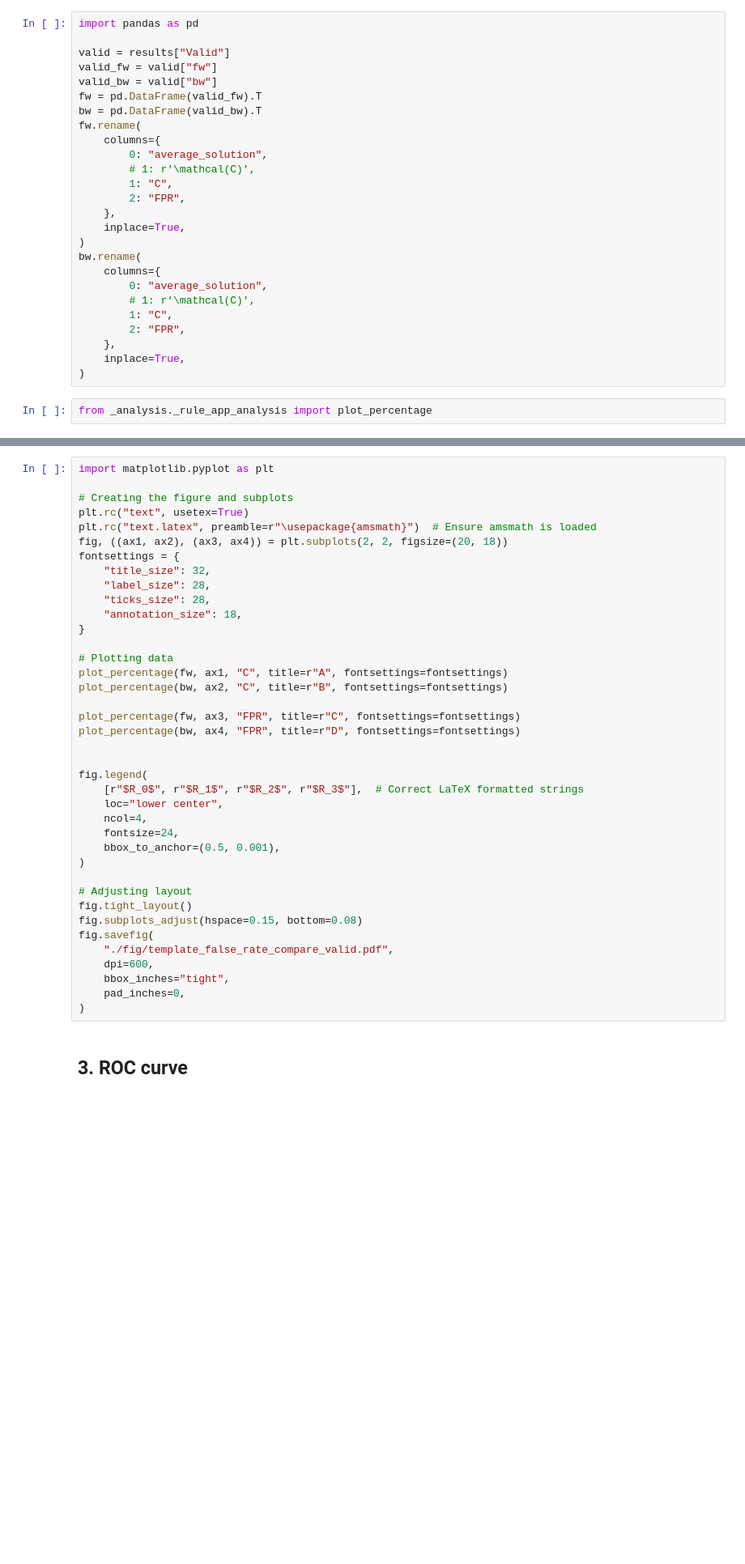
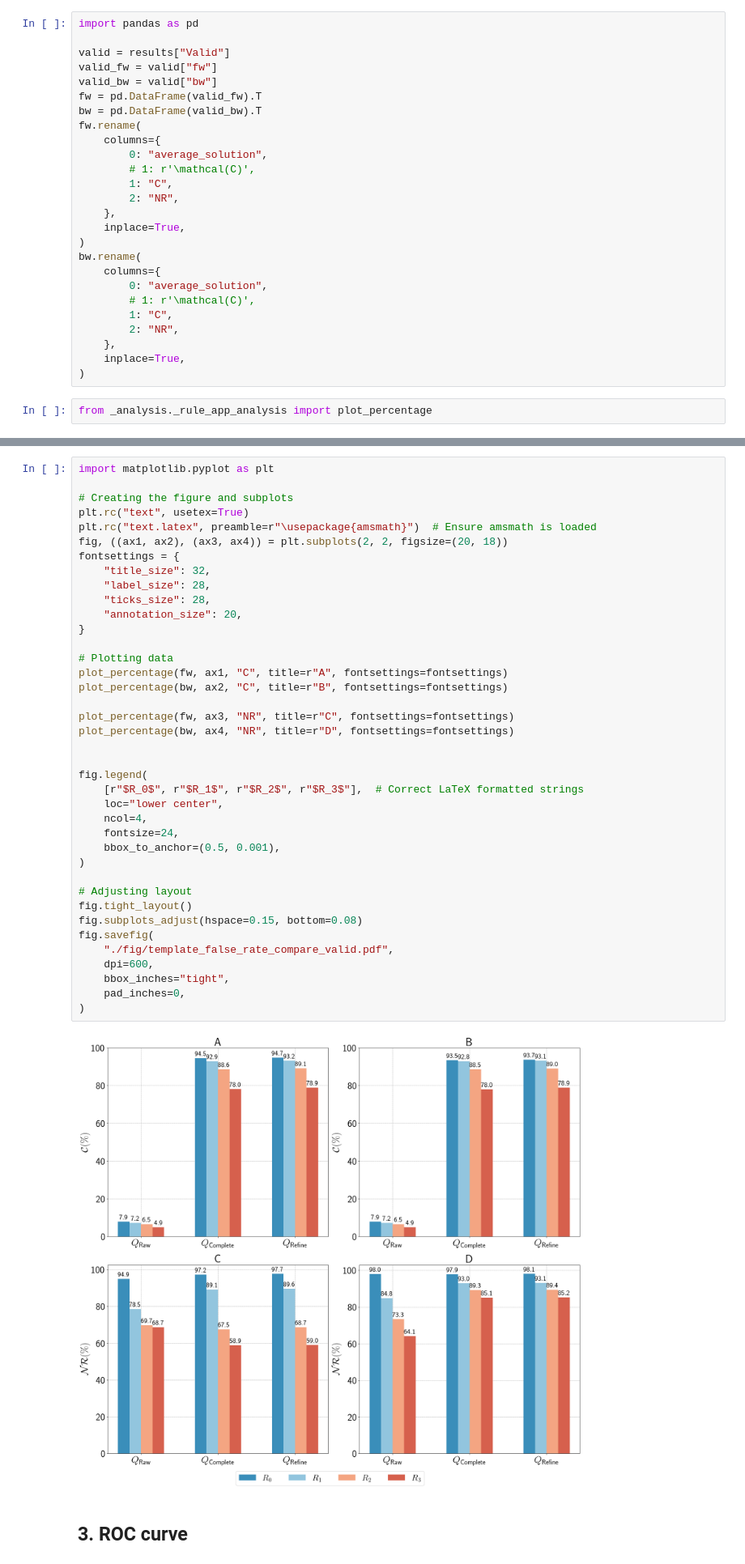
Before and after one commit to TieuLongPhan/SynTemp, a Jupyter notebook: Docs/Analysis/_5_rule_application.ipynb, the cells around one changed output, grey strips where cells are left out. Shown: that part at 81% size. Drawn from its saved outputs; the diff is of its cells as text; blank space fills up the shorter version.

```diff
--- a/Docs/Analysis/_5_rule_application.ipynb
+++ b/Docs/Analysis/_5_rule_application.ipynb
@@ -34,7 +131,7 @@ fw.rename(
         0: "average_solution",
         # 1: r'\mathcal(C)',
         1: "C",
-        2: "FPR",
+        2: "NR",
     },
     inplace=True,
 )
@@ -43,7 +140,7 @@ bw.rename(
         0: "average_solution",
         # 1: r'\mathcal(C)',
         1: "C",
-        2: "FPR",
+        2: "NR",
     },
     inplace=True,
 )
@@ -58,36 +259,38 @@ plt.rc("text.latex", preamble=r"\usepackage{amsmath}")  # Ensure amsmath is load
 fig, ((ax1, ax2), (ax3, ax4)) = plt.subplots(2, 2, figsize=(20, 18))
 fontsettings = {
     "title_size": 32,
     "label_size": 28,
     "ticks_size": 28,
-    "annotation_size": 18,
+    "annotation_size": 20,
 }
 
 # Plotting data
 plot_percentage(fw, ax1, "C", title=r"A", fontsettings=fontsettings)
 plot_percentage(bw, ax2, "C", title=r"B", fontsettings=fontsettings)
 
-plot_percentage(fw, ax3, "FPR", title=r"C", fontsettings=fontsettings)
-plot_percentage(bw, ax4, "FPR", title=r"D", fontsettings=fontsettings)
+plot_percentage(fw, ax3, "NR", title=r"C", fontsettings=fontsettings)
+plot_percentage(bw, ax4, "NR", title=r"D", fontsettings=fontsettings)
 
 
 fig.legend(
     [r"$R_0$", r"$R_1$", r"$R_2$", r"$R_3$"],  # Correct LaTeX formatted strings
     loc="lower center",
     ncol=4,
     fontsize=24,
     bbox_to_anchor=(0.5, 0.001),
 )
 
 # Adjusting layout
 fig.tight_layout()
 fig.subplots_adjust(hspace=0.15, bottom=0.08)
 fig.savefig(
     "./fig/template_false_rate_compare_valid.pdf",
     dpi=600,
     bbox_inches="tight",
     pad_inches=0,
 )
+# %% [output]
+[figure, added]
 # %% [markdown]
 ## 3. ROC curve
 # %%
```
Also changed, not shown: parts of 30 cells of this notebook, 6 other files.
